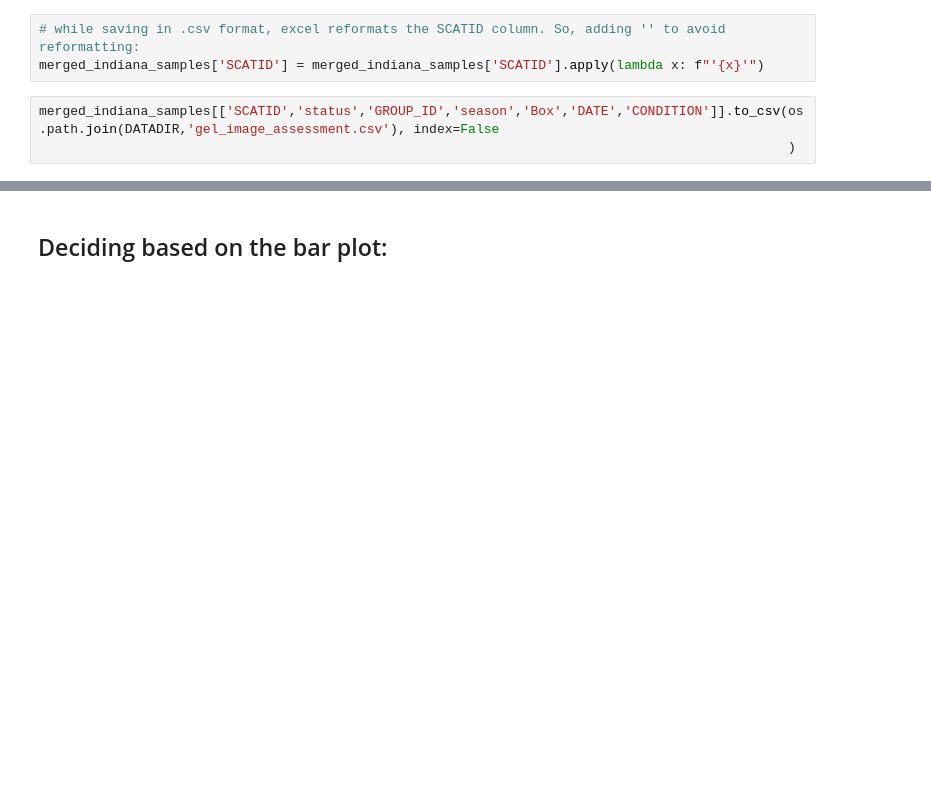
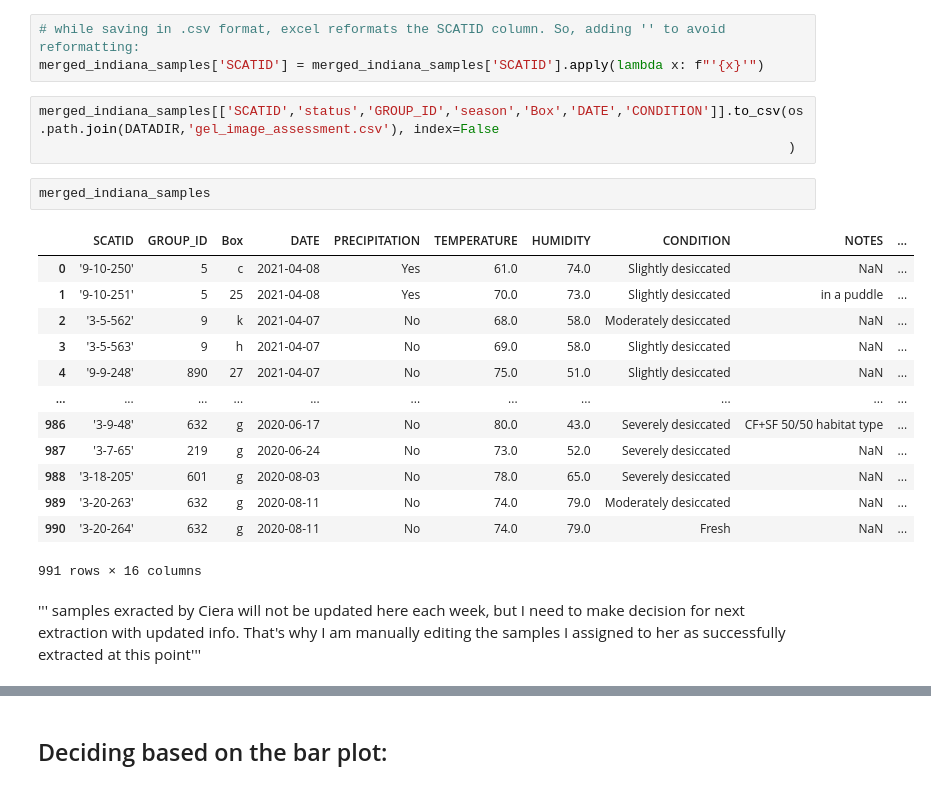
Before and after one commit to poudelmohit/carnivore_scat_samples_extraction, a Jupyter notebook: listing_samples_to_extract.ipynb, the cells around one changed output, grey strips where cells are left out. Drawn from its saved outputs; the diff is of its cells as text; blank space fills up the shorter version.

```diff
--- a/listing_samples_to_extract.ipynb
+++ b/listing_samples_to_extract.ipynb
@@ -388,3 +391,23 @@ merged_indiana_samples['SCATID'] = merged_indiana_samples['SCATID'].apply(lambda
 # %%
 merged_indiana_samples[['SCATID','status','GROUP_ID','season','Box','DATE','CONDITION']].to_csv(os.path.join(DATADIR,'gel_image_assessment.csv'), index=False
                                                                                                 )
+# %%
+merged_indiana_samples
+# %% [output]
+|  | SCATID | GROUP_ID | Box | DATE | PRECIPITATION | TEMPERATURE | HUMIDITY | CONDITION | NOTES | ... |
+| 0 | '9-10-250' | 5 | c | 2021-04-08 | Yes | 61.0 | 74.0 | Slightly desiccated | NaN | ... |
+| 1 | '9-10-251' | 5 | 25 | 2021-04-08 | Yes | 70.0 | 73.0 | Slightly desiccated | in a puddle | ... |
+| 2 | '3-5-562' | 9 | k | 2021-04-07 | No | 68.0 | 58.0 | Moderately desiccated | NaN | ... |
+| 3 | '3-5-563' | 9 | h | 2021-04-07 | No | 69.0 | 58.0 | Slightly desiccated | NaN | ... |
+| 4 | '9-9-248' | 890 | 27 | 2021-04-07 | No | 75.0 | 51.0 | Slightly desiccated | NaN | ... |
+| ... | ... | ... | ... | ... | ... | ... | ... | ... | ... | ... |
+| 986 | '3-9-48' | 632 | g | 2020-06-17 | No | 80.0 | 43.0 | Severely desiccated | CF+SF 50/50 habitat type | ... |
+| 987 | '3-7-65' | 219 | g | 2020-06-24 | No | 73.0 | 52.0 | Severely desiccated | NaN | ... |
+| 988 | '3-18-205' | 601 | g | 2020-08-03 | No | 78.0 | 65.0 | Severely desiccated | NaN | ... |
+| 989 | '3-20-263' | 632 | g | 2020-08-11 | No | 74.0 | 79.0 | Moderately desiccated | NaN | ... |
+| 990 | '3-20-264' | 632 | g | 2020-08-11 | No | 74.0 | 79.0 | Fresh | NaN | ... |
+991 rows × 16 columns
+# %% [markdown]
+''' samples exracted by Ciera will not be updated here each week,
+  but I need to make decision for next extraction with updated info.
+  That's why I am manually editing the samples I assigned to her as successfully extracted at this point'''
```
Also changed, not shown: parts of 25 cells of this notebook.
